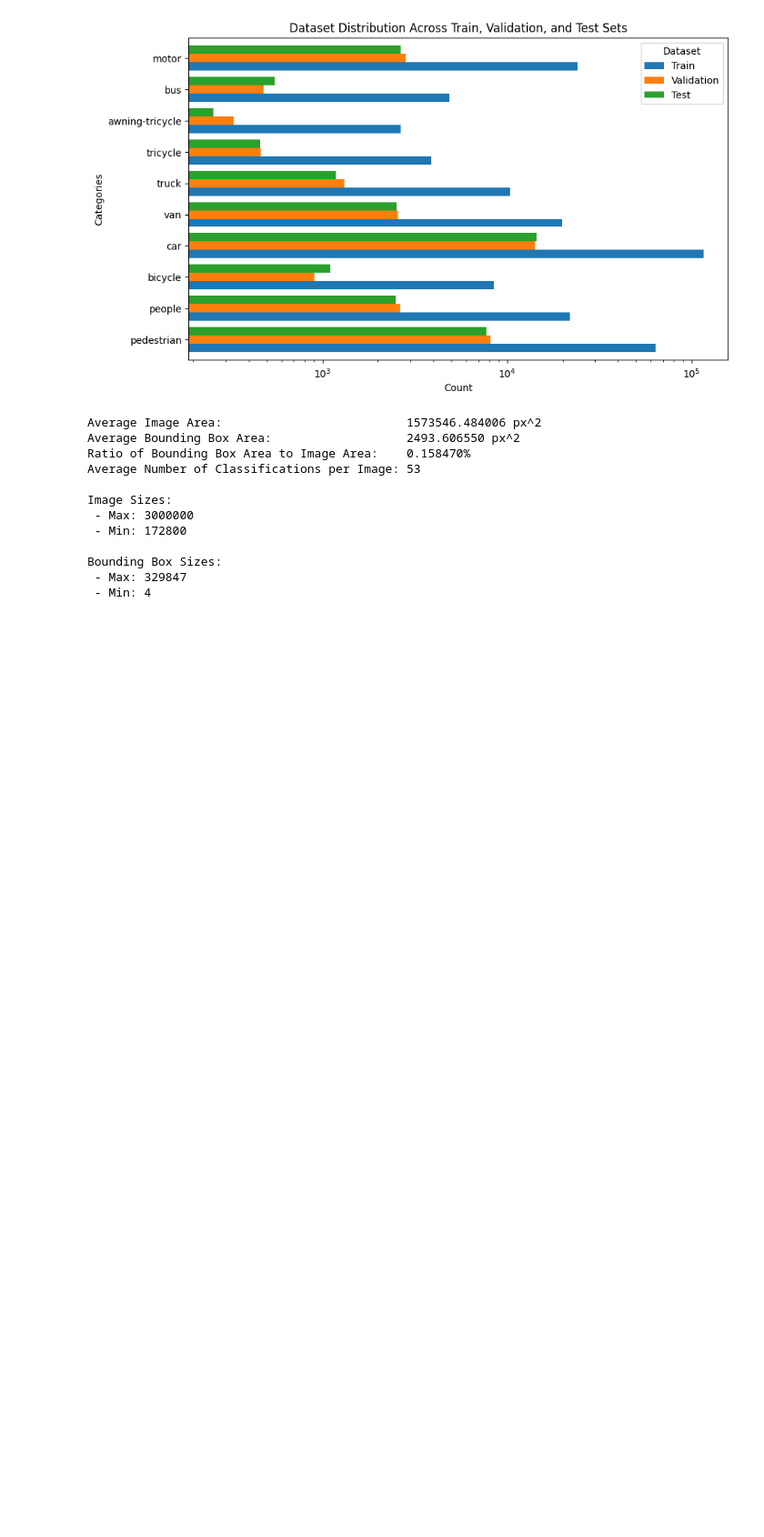
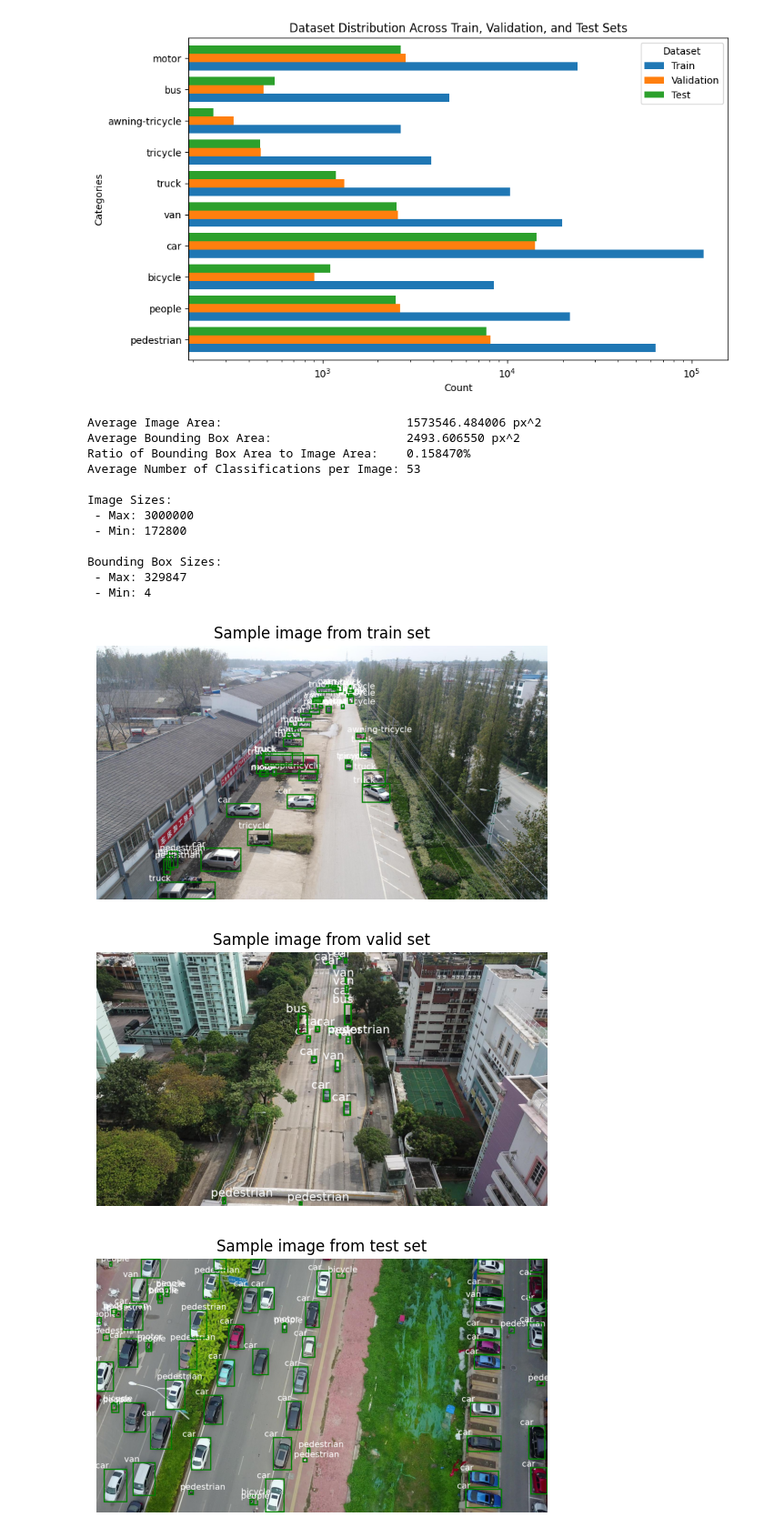
Before and after one commit to sjsu2024-data298-team6/pipeline, a Jupyter notebook: notebooks/explore.ipynb, the cells around one changed output. Shown at 91% size. Drawn from its saved outputs; the diff is of its cells as text; code cells hidden in the pictures; blank space fills up the shorter version.

```diff
--- a/notebooks/explore.ipynb
+++ b/notebooks/explore.ipynb
@@ -216,3 +214,48 @@ Image Sizes:
 Bounding Box Sizes:
  - Max: 329847
  - Min: 4
+# %%
+font_path = os.path.join(cv2.__path__[0],'qt','fonts','DejaVuSans.ttf')
+fz = 36
+font = ImageFont.truetype(font_path, size=fz)
+
+def xywh2xyxy(x,y,w,h):
+    xl = x - w/2
+    xr = x + w/2
+    yt = y - h/2
+    yb = y + h/2
+    return xl, yt, xr, yb
+
+def display_image_with_bbox(img_path, label_path, title=None):
+    img = Image.open(img_path)
+    imgw, imgh = img.size
+    with open(label_path, "r") as f:
+        labels = f.read().splitlines()
+    for label in labels:
+        c,x,y,w,h = label.split()
+        c = int(c)
+        class_name = yaml_file["names"][c]
+        x = float(x) * imgw
+        y = float(y) * imgh
+        w = float(w) * imgw
+        h = float(h) * imgh
+        bbox = xywh2xyxy(x,y,w,h)
+        bbox_img = ImageDraw.Draw(img)
+        bbox_img.rectangle(bbox, outline="green", fill=None, width=5)
+        ImageDraw.Draw(img).text((bbox[0]-fz, bbox[1]-fz), class_name, font=font)
+    plt.imshow(img)
+    plt.axis("off")
+    if title is not None:
+        plt.title(title)
+    plt.show()
+# %%
+for split in ["train", "valid", "test"]:
+    split_path = base_path / split / "labels"
+    label = random.choice(os.listdir(split_path))
+    label_file = split_path / label
+    image_file = Path(label_file.parent.parent / "images" / label_file.parts[-1]).with_suffix(".jpg")
+    display_image_with_bbox(image_file, label_file, f"Sample image from {split} set")
+# %% [output]
+[figure, added]
+[figure, added]
+[figure, added]
```
Also changed, not shown: parts of 3 cells of this notebook.
